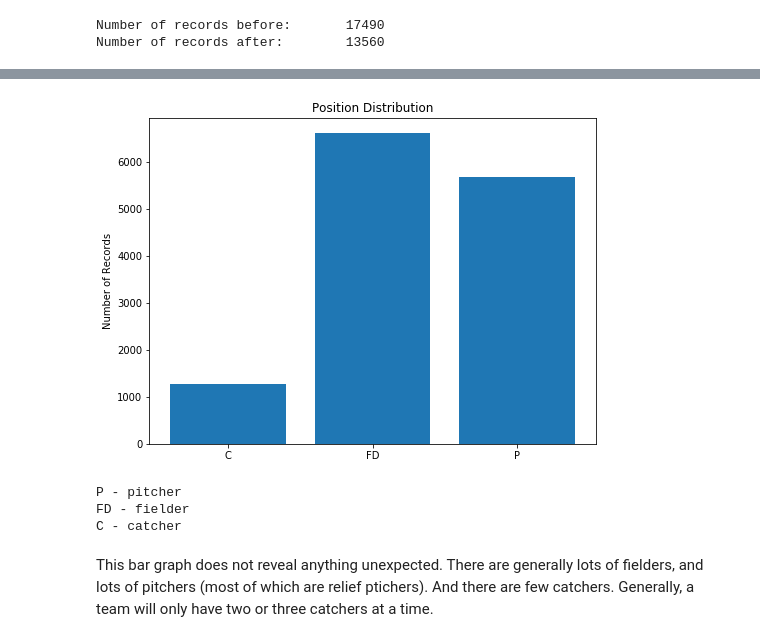
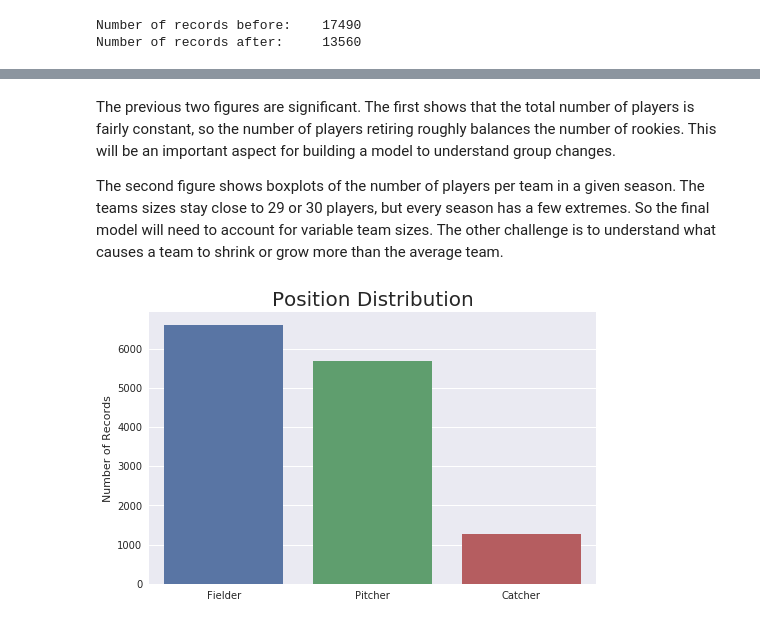
Before and after one commit to mtmoncur/baseball_data, a Jupyter notebook: Baseball Data.ipynb, the cells around one changed output, grey strips where cells are left out. Drawn from its saved outputs; the diff is of its cells as text; code cells hidden in the pictures.

```diff
--- a/Baseball Data.ipynb
+++ b/Baseball Data.ipynb
@@ -51,12 +55,13 @@ rp = pd.read_csv('FanGraphs_Relievers.csv')
 fd = pd.read_csv('FanGraphs_Fielders.csv')
 
 a, b, c = len(sp),len(rp),len(fd)
-print("""Number of starter pitchers:\t{}
-Number of relief pitchers:\t{}
-Number of fielders:\t\t{}
+print(
+"""Number of starter pitchers:   {}
+Number of relief pitchers:    {}
+Number of fielders:           {}
 -------------------------------------
-Total number of records:\t{}""".format(a, b, c, a+b+c))
+Total number of records:      {}""".format(a, b, c, a+b+c))
 
 #change abbreviation to full team name
-fd.loc[[True]*len(fd),'Team'] = [teams_abbr[k] for k in fd.Team]
+fd['Team'] = fd['Team'].apply(teams_abbr.get)
 # %% [output]
@@ -179,7 +182,6 @@ There isn't much that we can or should do for feature engineering on this set. T
-# %%
-#initialize the new column with value 'No Change'
-p.insert(1, 'Change_Type', 'No Change')
 # %%
+#initialize the new column with value 'Staying'
+p.insert(1, 'Status', 'Staying')
 by_player = p.groupby('playerid')
 
 #loop through, player by player
@@ -197,12 +199,12 @@ for g in by_player.groups:
         one_p[one_p.Season==y-1].Team.values[0]):
 
             #Case: arrive and previous arrive/leave
-            if (p[(p.Season==y-1)&(p.playerid==g)]['Change_Type'].values[0]
+            if (p[(p.Season==y-1)&(p.playerid==g)]['Status'].values[0]
             == 'Arrive'):
-                p.loc[one_p[one_p.Season==y-1].index,'Change_Type'] = 'Arrive Leave'
-                p.loc[one_p[one_p.Season==y].index,'Change_Type'] = 'Arrive'
+                p.loc[one_p[one_p.Season==y-1].index,'Status'] = 'Arriving Leaving'
+                p.loc[one_p[one_p.Season==y].index,'Status'] = 'Arriving'
 
             #Case: arrive and previous leave
             else:
-                p.loc[one_p[one_p.Season==y-1].index,'Change_Type'] = 'Leave'
-                p.loc[one_p[one_p.Season==y].index,'Change_Type'] = 'Arrive'
+                p.loc[one_p[one_p.Season==y-1].index,'Status'] = 'Leaving'
+                p.loc[one_p[one_p.Season==y].index,'Status'] = 'Arriving'
@@ -224,18 +255,17 @@ Visualizing this data is challenging. The only features in this baseball data ar
+# %% [markdown]
+The previous two figures are significant. The first shows that the total number of players is fairly constant, so the number of players retiring roughly balances the number of rookies. This will be an important aspect for building a model to understand group changes.
+
+The second figure shows boxplots of the number of players per team in a given season. The teams sizes stay close to 29 or 30 players, but every season has a few extremes. So the final model will need to account for variable team sizes. The other challenge is to understand what causes a team to shrink or grow more than the average team.
 # %%
 by_pos = p.groupby('Pos')
 num_pos = len(p.Pos.unique())
 
-plt.figure(figsize=(8,6))
-plt.title("Position Distribution")
-plt.bar(np.arange(num_pos), [len(df) for pos,df in by_pos.groups.items()])
-plt.xticks(np.arange(num_pos), [pos for pos,df in by_pos.groups.items()])
+plt.figure(figsize=(8,5))
+plt.title("Position Distribution", fontsize=20)
+sns.barplot([2,1,0], [len(df) for pos,df in by_pos.groups.items()])
+pos_dct = {'P':'Pitcher', 'C':'Catcher', 'FD':'Fielder'}
+plt.xticks([2,1,0], [pos_dct[pos] for pos,df in by_pos.groups.items()])
 plt.ylabel("Number of Records")
 plt.show()
-print("P - pitcher\nFD - fielder\nC - catcher")
 # %% [output]
-[figure, old version]
+[figure, new version]
-P - pitcher
-FD - fielder
-C - catcher
-# %% [markdown]
-This bar graph does not reveal anything unexpected. There are generally lots of fielders, and lots of pitchers (most of which are relief ptichers). And there are few catchers. Generally, a team will only have two or three catchers at a time.
```
Also changed, not shown: parts of 43 cells of this notebook, 2 other files.
